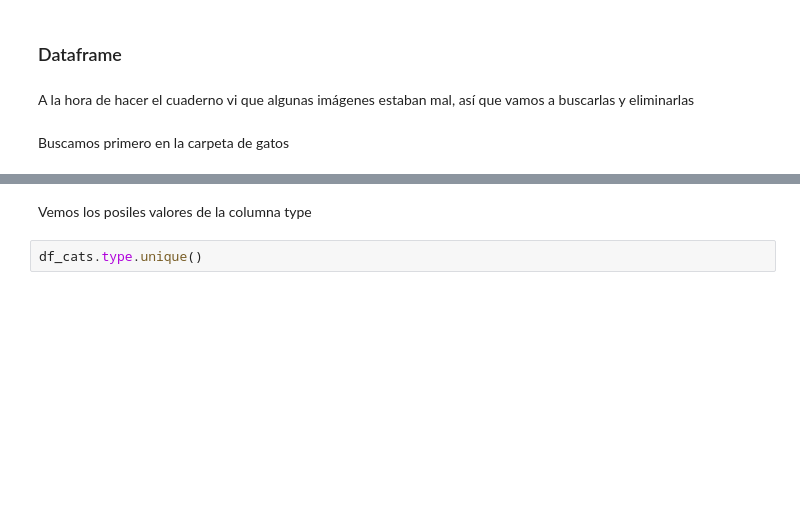
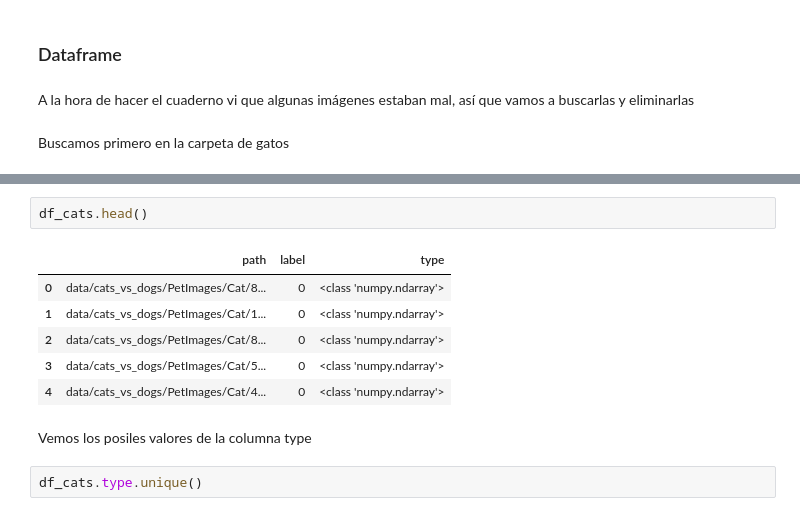
Before and after one commit to maximofn/Curso_Pytorch, a Jupyter notebook: 04 Redes convolucionales/16 Backbone congelada y descongelada.ipynb, the cells around one changed output, grey strips where cells are left out. Saved outputs shown, nothing was run; the diff lists cells and outputs as text; blank space fills up the shorter version.

```diff
--- a/04 Redes convolucionales/16 Backbone congelada y descongelada.ipynb
+++ b/04 Redes convolucionales/16 Backbone congelada y descongelada.ipynb
@@ -119,3 +113,12 @@ Corrupt JPEG data: 99 extraneous bytes before marker 0xd9
+# %%
+df_cats.head()
+# %% [output]
+|  | path | label | type |
+| 0 | data/cats_vs_dogs/PetImages/Cat/8... | 0 | <class 'numpy.ndarray'> |
+| 1 | data/cats_vs_dogs/PetImages/Cat/1... | 0 | <class 'numpy.ndarray'> |
+| 2 | data/cats_vs_dogs/PetImages/Cat/8... | 0 | <class 'numpy.ndarray'> |
+| 3 | data/cats_vs_dogs/PetImages/Cat/5... | 0 | <class 'numpy.ndarray'> |
+| 4 | data/cats_vs_dogs/PetImages/Cat/4... | 0 | <class 'numpy.ndarray'> |
 # %% [markdown]
 Vemos los posiles valores de la columna type
 # %%
```
Also changed, not shown: parts of 45 cells of this notebook.
